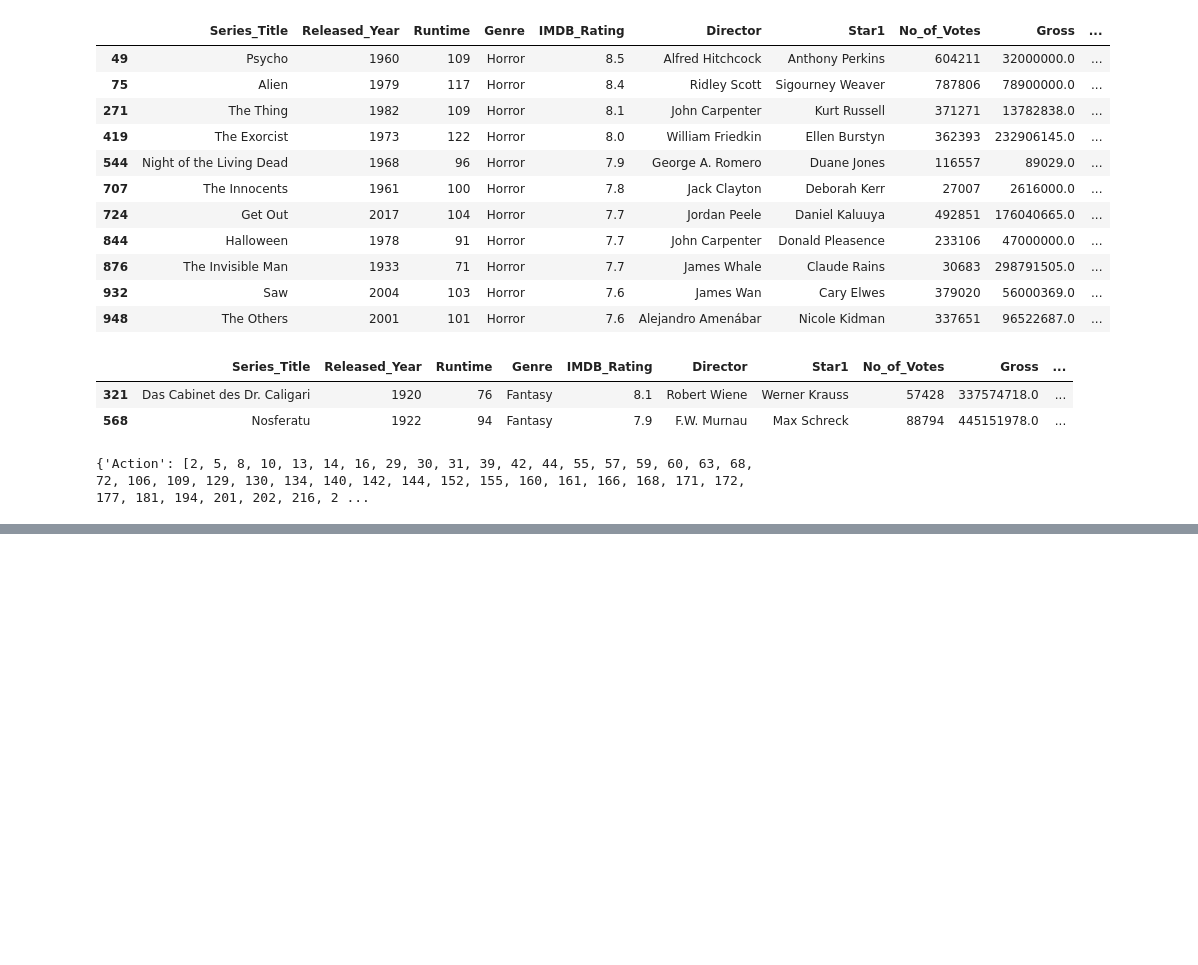
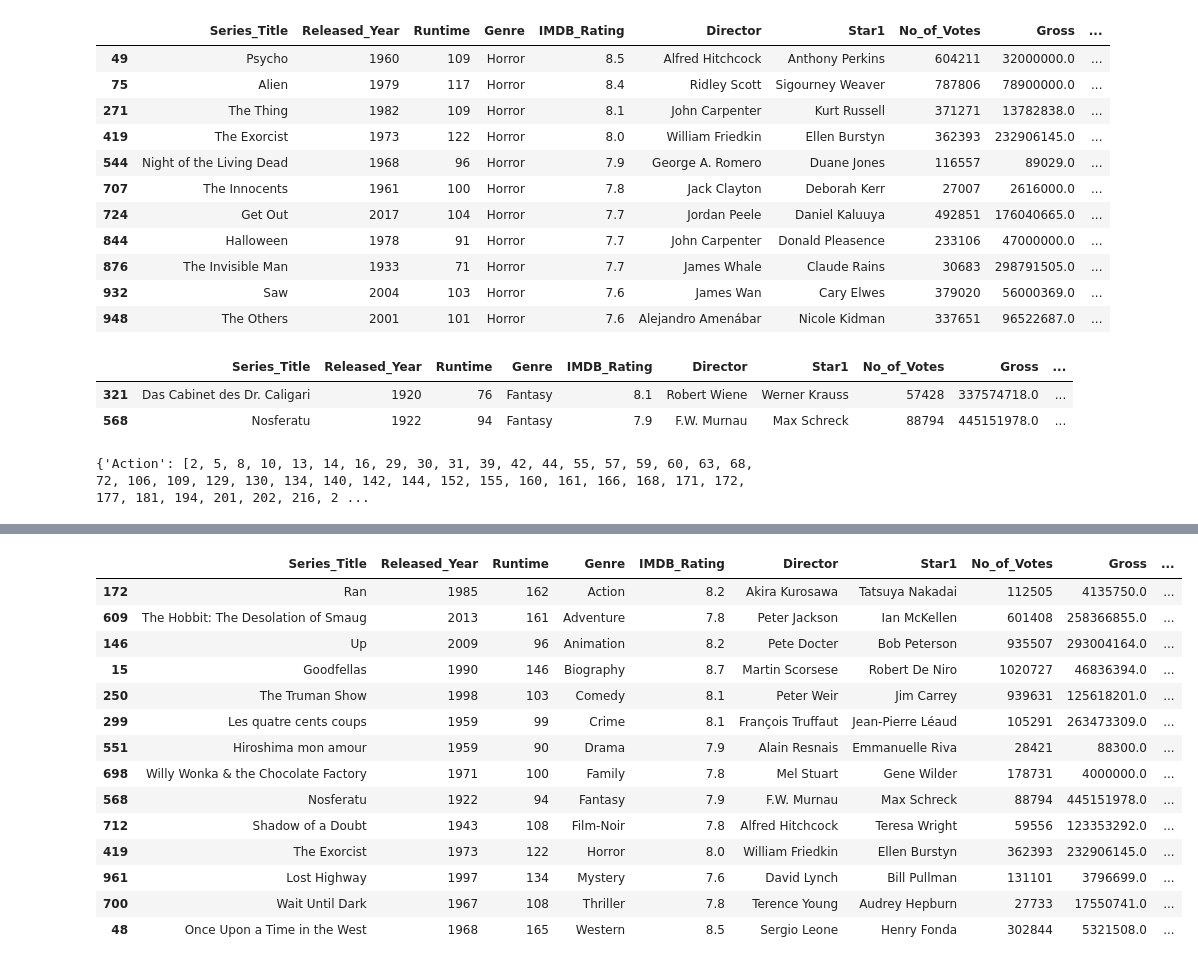
Before and after one commit to Techno-Hub19/py-pandas-tutorials, a Jupyter notebook: Panda_GroupBy/tutorial-1.ipynb, the cells around one changed output, grey strips where cells are left out. Cells and saved outputs as stored; diff of their text form; code cells hidden in the pictures; blank space fills up the shorter version.

```diff
--- a/Panda_GroupBy/tutorial-1.ipynb
+++ b/Panda_GroupBy/tutorial-1.ipynb
@@ -318,0 +341,20 @@ genres.groups
+# %%
+# sample --> gives random data
+
+genres.sample()
+# %% [output]
+|  | Series_Title | Released_Year | Runtime | Genre | IMDB_Rating | Director | Star1 | No_of_Votes | Gross | ... |
+| 172 | Ran | 1985 | 162 | Action | 8.2 | Akira Kurosawa | Tatsuya Nakadai | 112505 | 4135750.0 | ... |
+| 609 | The Hobbit: The Desolation of Smaug | 2013 | 161 | Adventure | 7.8 | Peter Jackson | Ian McKellen | 601408 | 258366855.0 | ... |
+| 146 | Up | 2009 | 96 | Animation | 8.2 | Pete Docter | Bob Peterson | 935507 | 293004164.0 | ... |
+| 15 | Goodfellas | 1990 | 146 | Biography | 8.7 | Martin Scorsese | Robert De Niro | 1020727 | 46836394.0 | ... |
+| 250 | The Truman Show | 1998 | 103 | Comedy | 8.1 | Peter Weir | Jim Carrey | 939631 | 125618201.0 | ... |
+| 299 | Les quatre cents coups | 1959 | 99 | Crime | 8.1 | François Truffaut | Jean-Pierre Léaud | 105291 | 263473309.0 | ... |
+| 551 | Hiroshima mon amour | 1959 | 90 | Drama | 7.9 | Alain Resnais | Emmanuelle Riva | 28421 | 88300.0 | ... |
+| 698 | Willy Wonka & the Chocolate Factory | 1971 | 100 | Family | 7.8 | Mel Stuart | Gene Wilder | 178731 | 4000000.0 | ... |
+| 568 | Nosferatu | 1922 | 94 | Fantasy | 7.9 | F.W. Murnau | Max Schreck | 88794 | 445151978.0 | ... |
+| 712 | Shadow of a Doubt | 1943 | 108 | Film-Noir | 7.8 | Alfred Hitchcock | Teresa Wright | 59556 | 123353292.0 | ... |
+| 419 | The Exorcist | 1973 | 122 | Horror | 8.0 | William Friedkin | Ellen Burstyn | 362393 | 232906145.0 | ... |
+| 961 | Lost Highway | 1997 | 134 | Mystery | 7.6 | David Lynch | Bill Pullman | 131101 | 3796699.0 | ... |
+| 700 | Wait Until Dark | 1967 | 108 | Thriller | 7.8 | Terence Young | Audrey Hepburn | 27733 | 17550741.0 | ... |
+| 48 | Once Upon a Time in the West | 1968 | 165 | Western | 8.5 | Sergio Leone | Henry Fonda | 302844 | 5321508.0 | ... |
```
Also changed, not shown: parts of 4 cells of this notebook.
